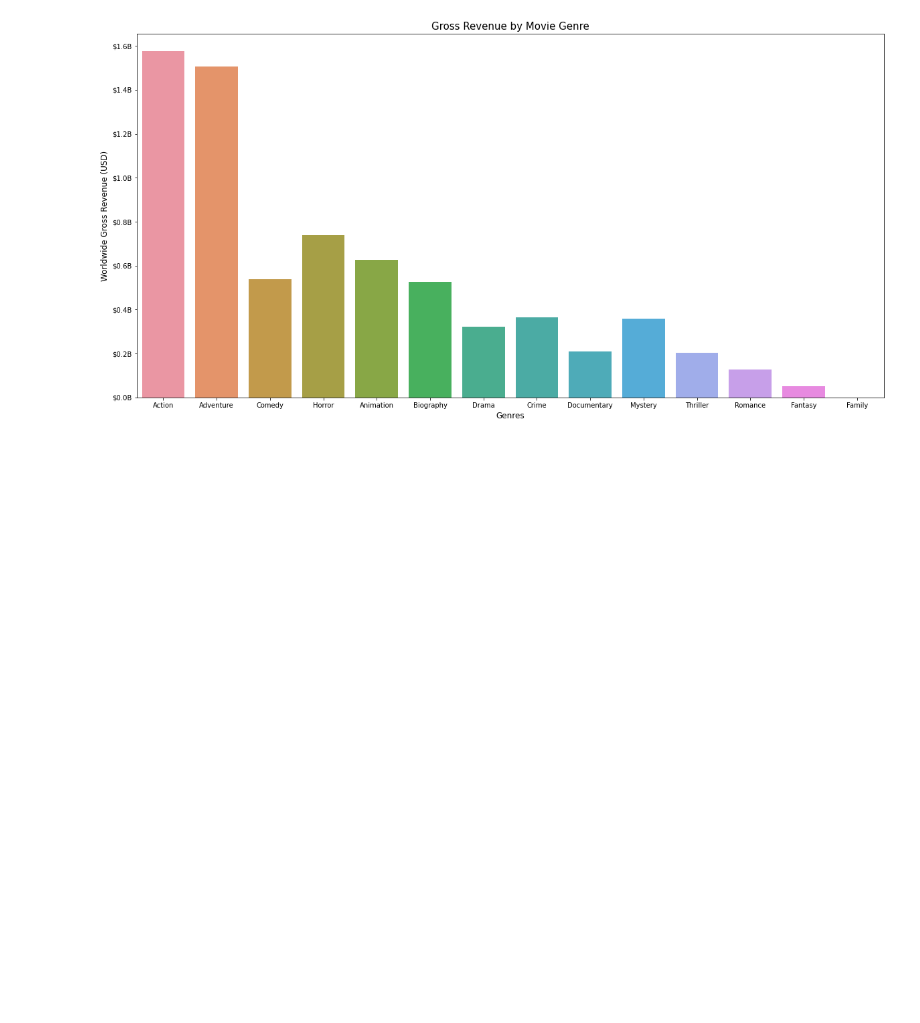
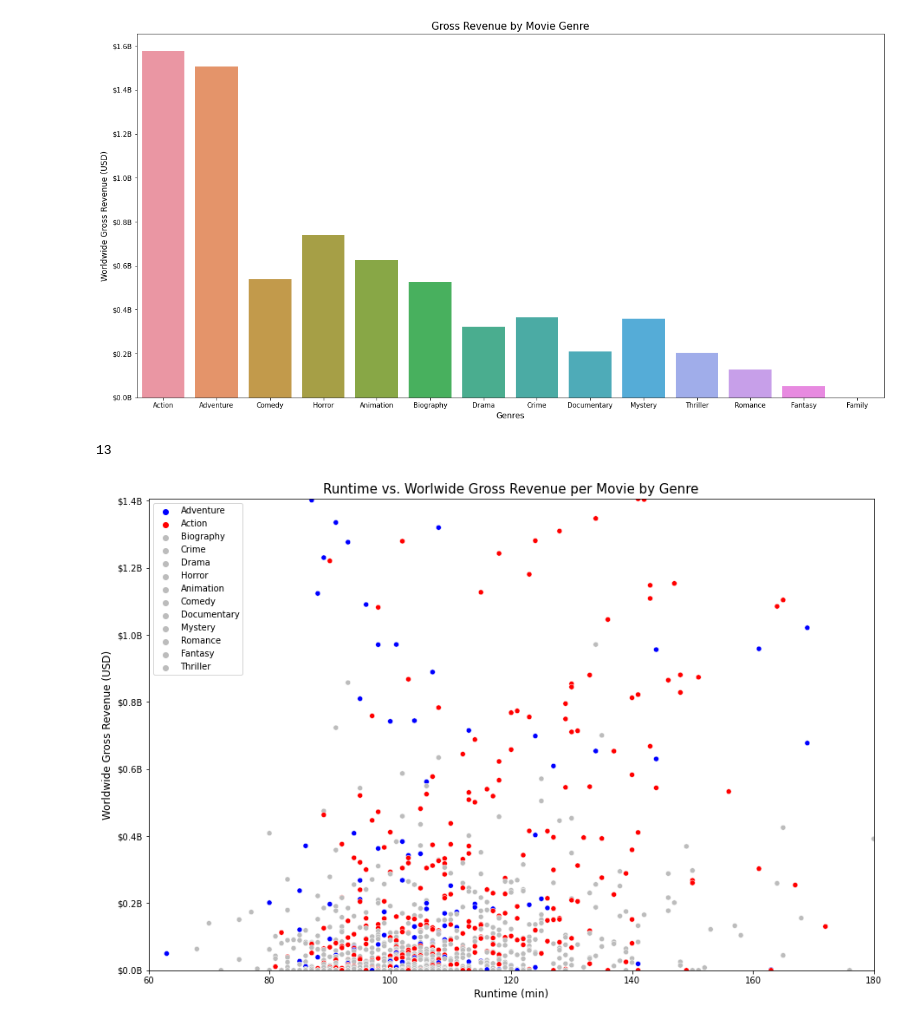
Before and after one commit to SpaceMonkey0453/Phase1_Project, a Jupyter notebook: Andre/Project_draft.ipynb, the cells around one changed output. Cells and saved outputs as stored; diff of their text form; code cells hidden in the pictures; blank space fills up the shorter version.

```diff
--- a/Andre/Project_draft.ipynb
+++ b/Andre/Project_draft.ipynb
@@ -950,3 +951,25 @@ ax.yaxis.set_major_formatter(formatter);
 plt.savefig("Gross Revenue by Movie Genre.jpg",format="jpg")
 # %% [output]
 [figure]
+# %%
+
+hues = run_gen["Genres"].values.tolist()
+len(run_gen["Genres"].unique())
+# %% [output]
+13
+# %%
+colors = ['blue','red','#bcbcbc', '#bcbcbc', '#bcbcbc', '#bcbcbc', '#bcbcbc', '#bcbcbc', '#bcbcbc', '#bcbcbc', '#bcbcbc', '#bcbcbc', '#bcbcbc']
+# %%
+fig, ax = plt.subplots(figsize=(15, 10))
+sns.scatterplot(x=run_gen["runtime_minutes_y"], y=run_gen["worldwide_gross_int"], hue=hues, palette=colors, ax=ax)
+ax.set_xlabel("Runtime (min)", size = 12 )
+ax.set_ylabel("Worldwide Gross Revenue (USD)", size = 12)
+ax.set_title("Runtime vs. Worlwide Gross Revenue per Movie by Genre", size = 15)
+ax.set_ylim(0,mov_clean["worldwide_gross_int"].max())
+ax.set_xlim(60,mov_clean["runtime_minutes_y"].max())
+formatter = ticker.FuncFormatter(lambda x, pos: '$%1.1fB' % (x * 1e-9))
+ax.yaxis.set_major_formatter(formatter);
+
+plt.savefig("Runtime vs. Worlwide Gross Revenue per Movie by Genre_v2.jpg",format="jpg")
+# %% [output]
+[figure, added]
```
Also changed, not shown: parts of 1 cell of this notebook, 1 other file.
